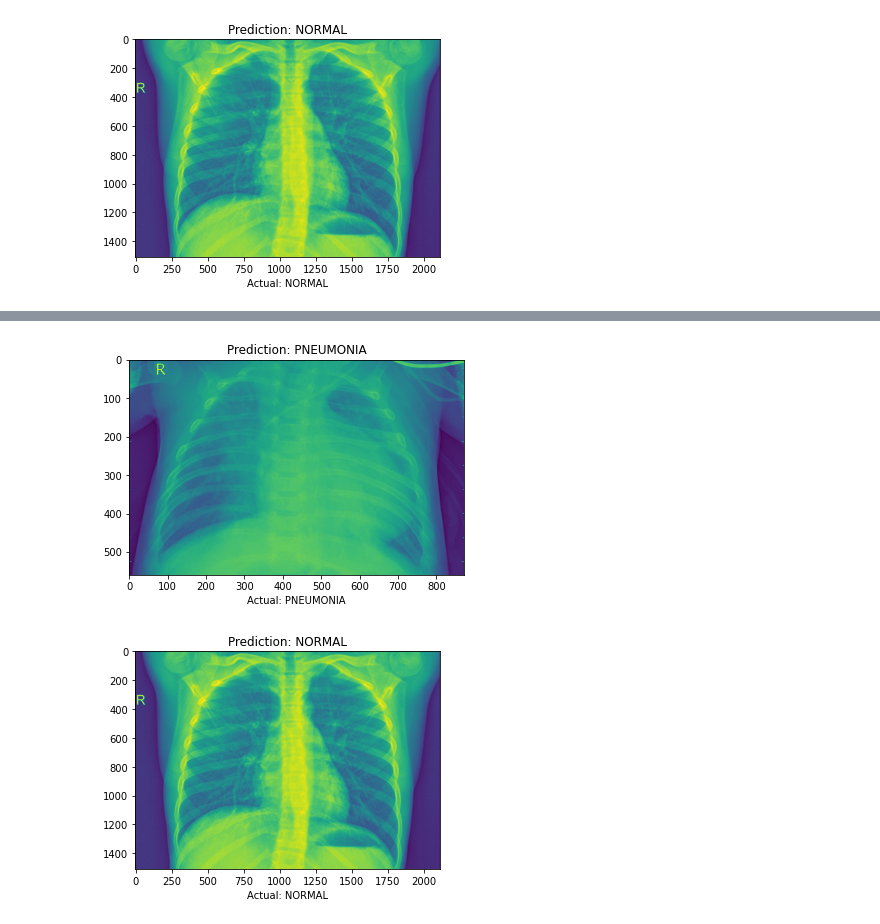
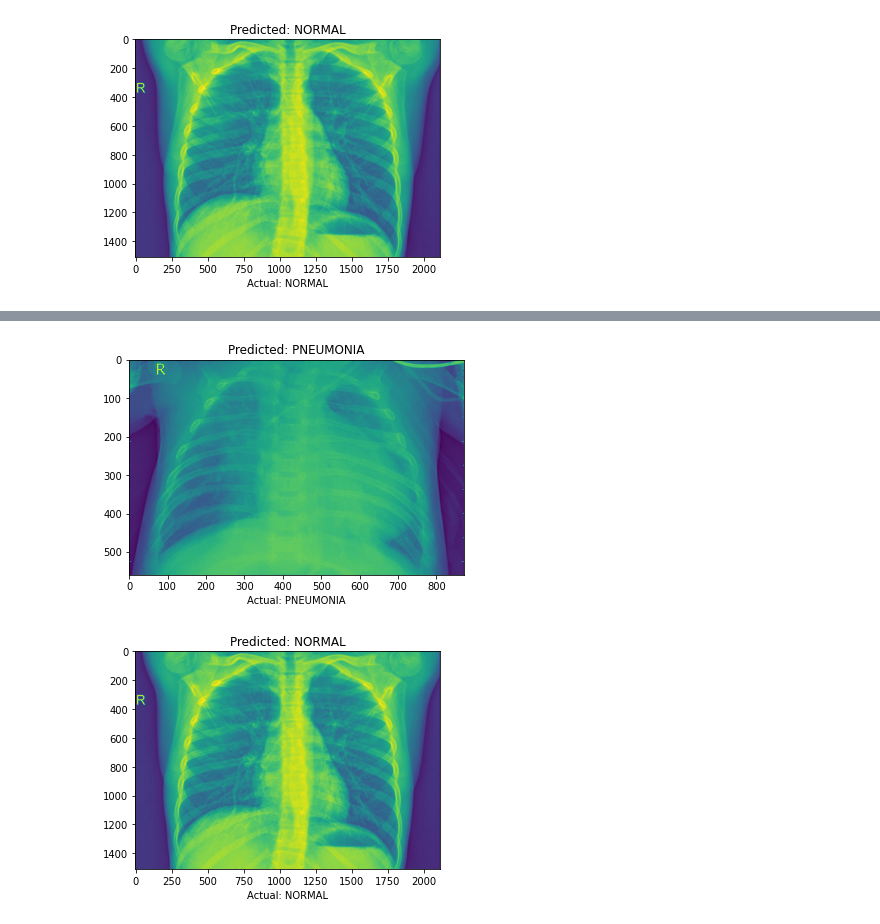
Before and after one commit to begumzubeda64/PGA02_Zubu, a Jupyter notebook: Machine Learning Models/Projects/XRay_PneumoniaPrediction.ipynb, the cells around one changed output, grey strips where cells are left out. Drawn from its saved outputs; the diff is of its cells as text; code cells hidden in the pictures.

```diff
--- a/Machine Learning Models/Projects/XRay_PneumoniaPrediction.ipynb
+++ b/Machine Learning Models/Projects/XRay_PneumoniaPrediction.ipynb
@@ -565,9 +652,9 @@ img_pred=np.expand_dims(img_pred, axis=0)
 result = model.predict(img_pred)
 
 if result[0][0] == 1:
-    prediction = "Prediction: PNEUMONIA"
+    prediction = "Predicted: PNEUMONIA"
 else:
-    prediction = "Prediction: NORMAL"
+    prediction = "Predicted: NORMAL"
 plt.title(prediction)
 plt.xlabel("Actual: PNEUMONIA")
 
@@ -585,9 +672,9 @@ img_pred = np.expand_dims(img_pred, axis=0)
 result = model.predict(img_pred)
 
 if result[0][0] == 1:
-    prediction = "Prediction: PNEUMONIA"
+    prediction = "Predicted: PNEUMONIA"
 else:
-    prediction = "Prediction: NORMAL"
+    prediction = "Predicted: NORMAL"
 plt.title(prediction)
 plt.xlabel("Actual: NORMAL")
 
@@ -611,23 +722,23 @@ result_tabulation
 # %%
 img_pred = image.load_img("test/PNEUMONIA/person1_virus_11.jpeg", target_size=(150, 150))
 
 img_pred = image.img_to_array(img_pred)
 img_pred = np.expand_dims(img_pred, axis=0)
 
 result = model1.predict(img_pred)
 
 if result[0][0] == 1:
-    prediction = "Prediction: PNEUMONIA"
+    prediction = "Predicted: PNEUMONIA"
 else:
-    prediction = "Prediction: NORMAL"
+    prediction = "Predicted: NORMAL"
 plt.title(prediction)
 plt.xlabel("Actual: PNEUMONIA")
 
 img = mpimg.imread('test/PNEUMONIA/person1_virus_11.jpeg')
 imgplot = plt.imshow(img)
 plt.show()
 # %% [output]
-[figure, old version]
+[figure, new version]
 # %%
 img_pred = image.load_img("test/NORMAL/IM-0003-0001.jpeg", target_size=(150, 150))
 
```
Also changed, not shown: parts of 61 cells of this notebook.
